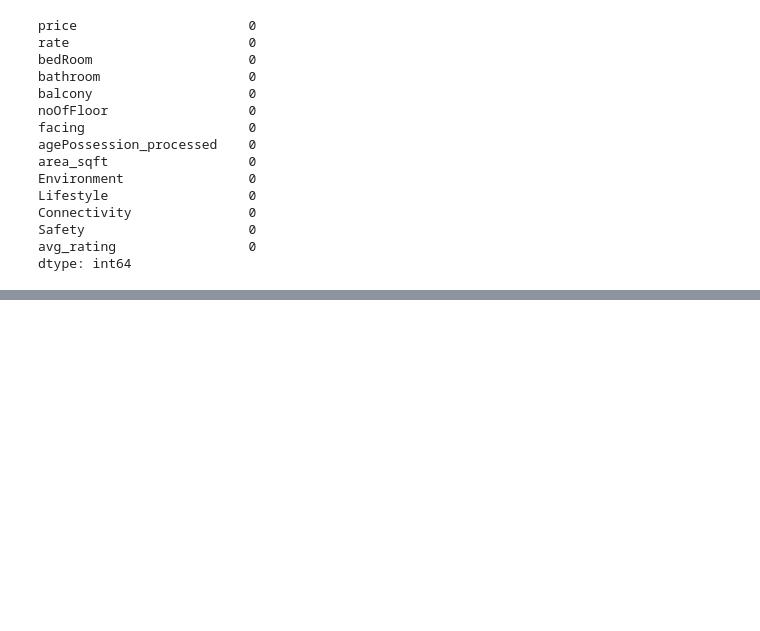
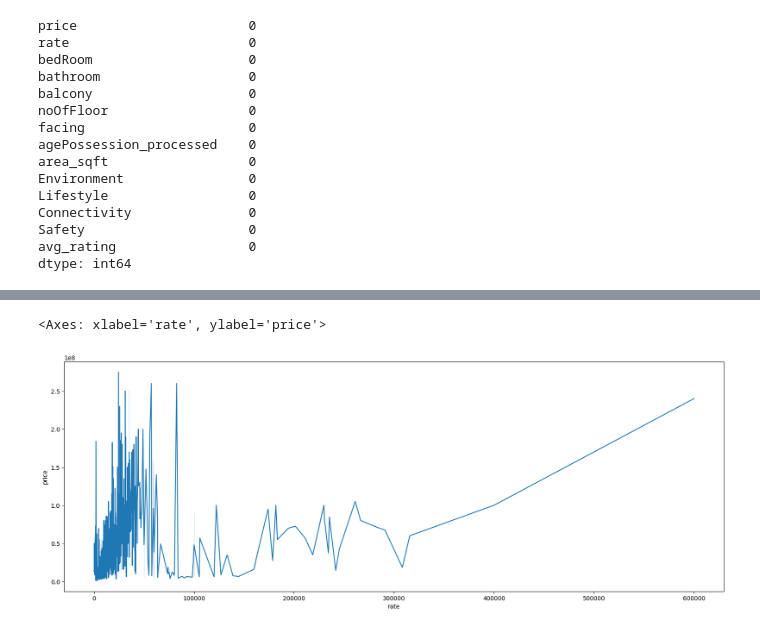
Before and after one commit to sumanthgubbala/House-Price-Prediction, a Jupyter notebook: notebook/1. EDA House price Prediction.ipynb, the cells around one changed output, grey strips where cells are left out. Cells and saved outputs as stored; diff of their text form; code cells hidden in the pictures; blank space fills up the shorter version.

```diff
--- a/notebook/1. EDA House price Prediction.ipynb
+++ b/notebook/1. EDA House price Prediction.ipynb
@@ -749,0 +805,6 @@ df.to_csv('data/houes_cleaned_data.csv', index=False)
+# %%
+plt.figure(figsize=(20,7))
+sns.lineplot(data=df,x='rate',y='price')
+# %% [output]
+<Axes: xlabel='rate', ylabel='price'>
+[figure, added]
```
Also changed, not shown: parts of 25 cells of this notebook.
